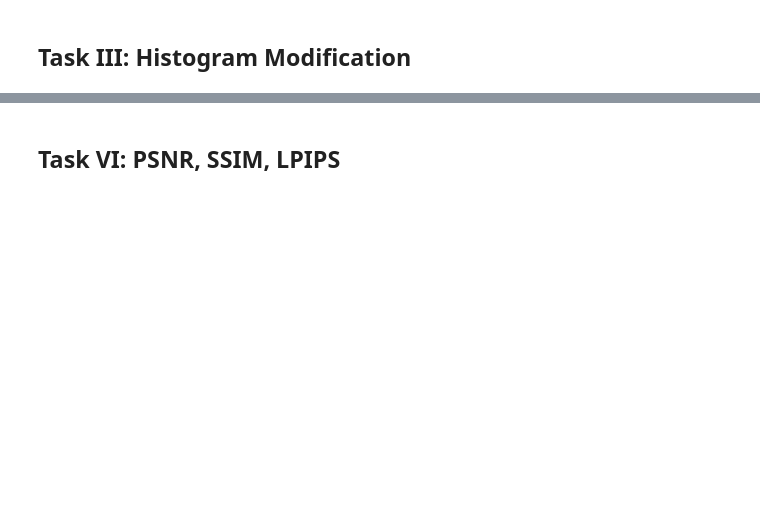
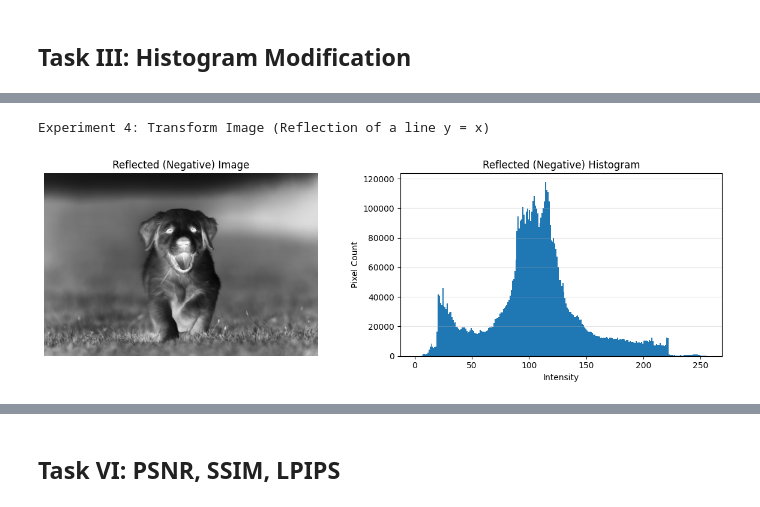
Before and after one commit to BharatK0049/image-video-processing-lab-experiments, a Jupyter notebook: notebooks/IVP_Experiment_3.ipynb, the cells around one changed output, grey strips where cells are left out. Cells and saved outputs as stored; diff of their text form; code cells hidden in the pictures; blank space fills up the shorter version.

```diff
--- a/notebooks/IVP_Experiment_3.ipynb
+++ b/notebooks/IVP_Experiment_3.ipynb
@@ -381,32 +94,0 @@ plt.show()
-# %%
-import numpy as np
-import matplotlib.pyplot as plt
-
-# 6x6 image with 3-bit values
-img = np.array([
-    [0,0,0,0,0,0],
-    [0,0,0,0,1,1],
-    [1,1,1,1,1,1],
-    [2,2,2,2,2,2],
-    [2,3,3,3,3,4],
-    [4,5,6,1,2,3]
-])
-
-# Plot image
-plt.figure(figsize=(8,3))
-
-plt.subplot(1,2,1)
-plt.imshow(img, cmap='gray', vmin=0, vmax=7)
-plt.title("6×6 Image (3-bit)")
-plt.colorbar(label="Pixel Value")
-plt.axis("off")
-
-# Histogram
-plt.subplot(1,2,2)
-plt.hist(img.flatten(), bins=8, range=(0,7), edgecolor='black')
-plt.title("Histogram (Approx. y = 2 − 2x)")
-plt.xlabel("Intensity Level")
-plt.ylabel("Frequency")
-
-plt.tight_layout()
-plt.show()
@@ -619,0 +95,8 @@ plt.show()
+# %%
+print("Experiment 4: Transform Image (Reflection of a line y = x)")
+
+img_reflected = 255 - img
+plot_img_and_hist(img_reflected, "Reflected (Negative)")
+# %% [output]
+Experiment 4: Transform Image (Reflection of a line y = x)
+[figure, added]
```
Also changed, not shown: parts of 49 cells of this notebook.
